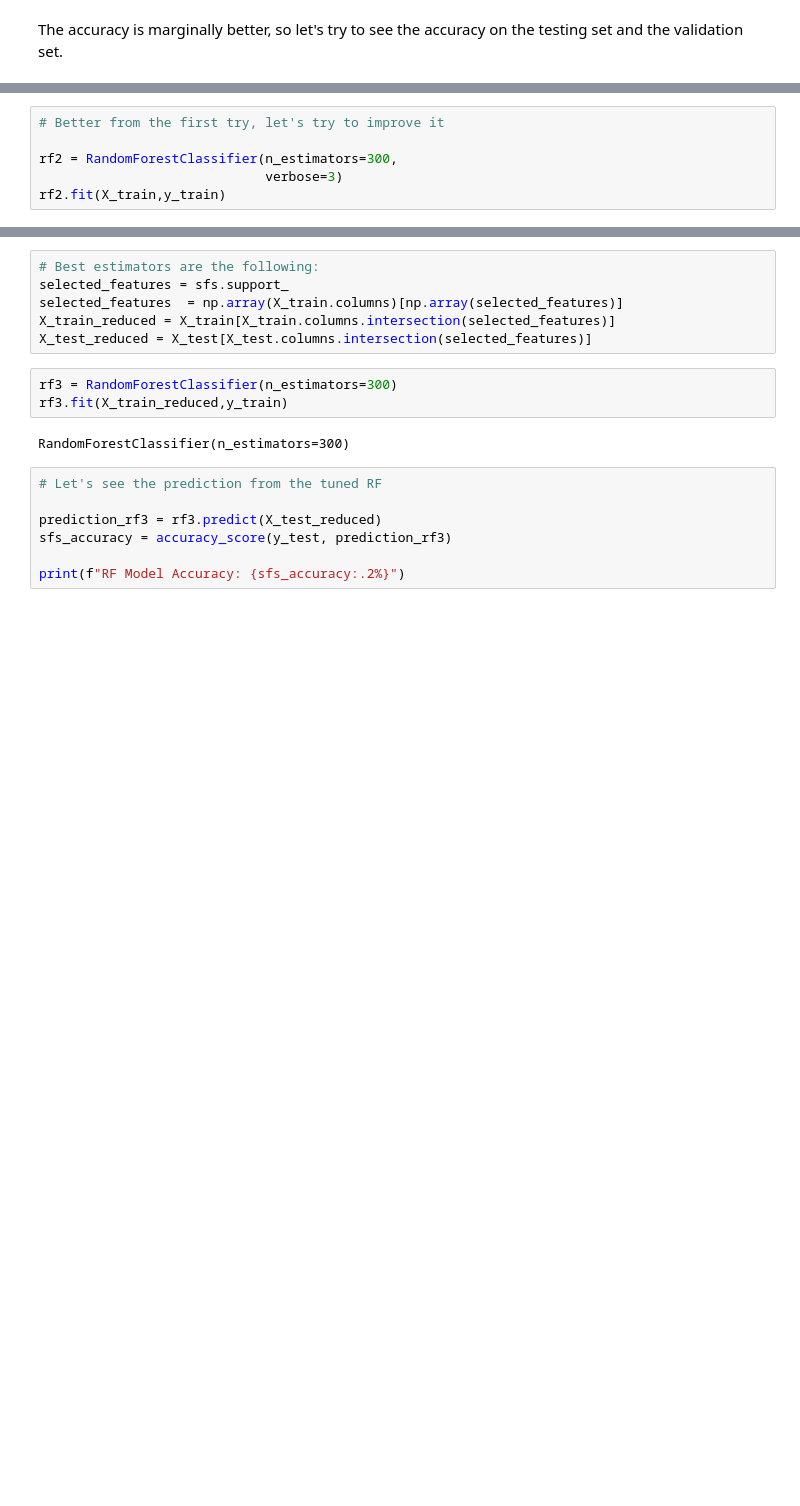
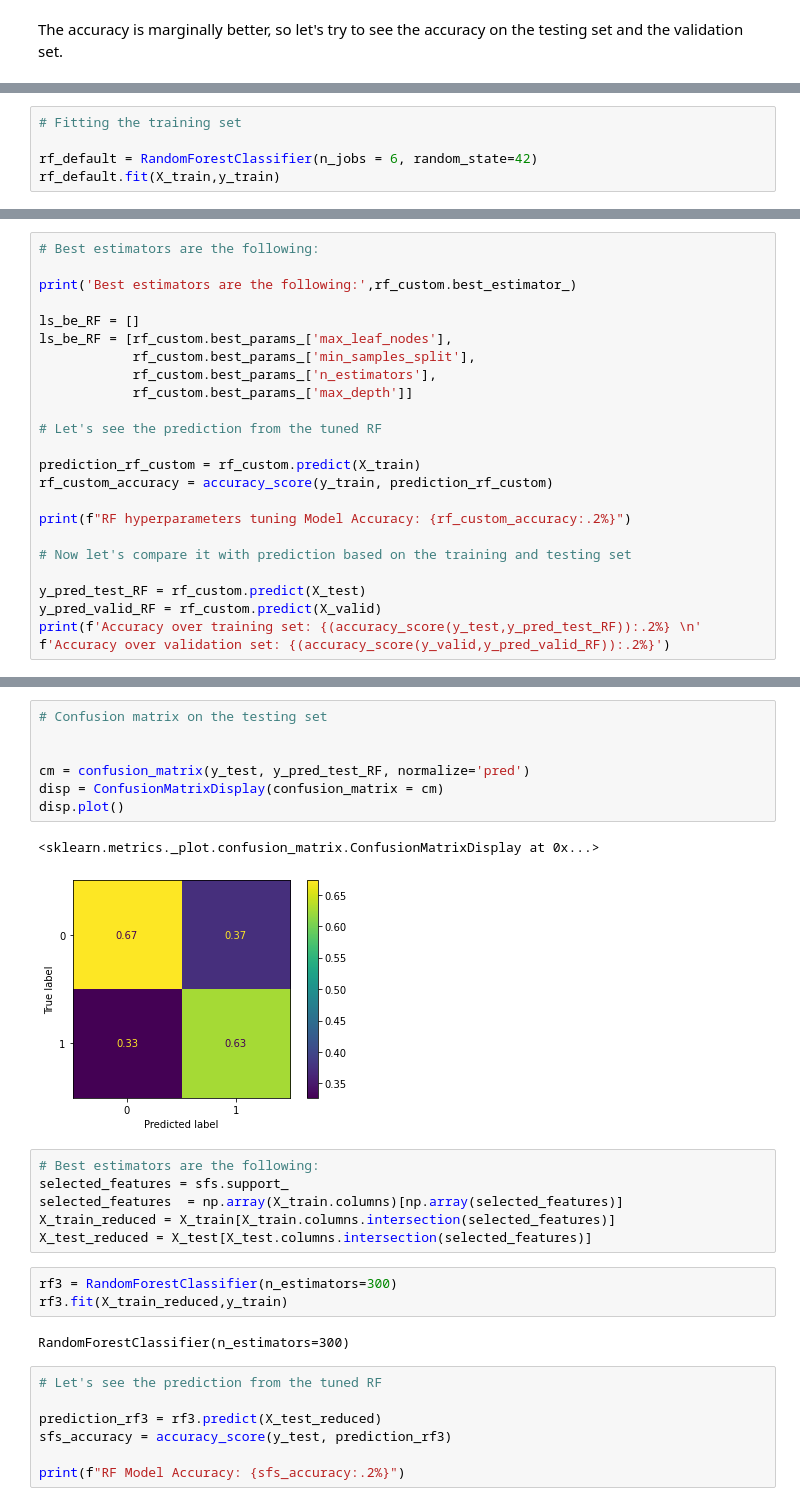
Before and after one commit to mrfabien/MLEE_project, a Jupyter notebook: MLEE_notebook.ipynb, the cells around one changed output, grey strips where cells are left out. Cells and saved outputs as stored; diff of their text form; blank space fills up the shorter version.

Commit message:
--> Confusion matrix on RF

```diff
--- a/MLEE_notebook.ipynb
+++ b/MLEE_notebook.ipynb
@@ -211,6 +186,0 @@ RF Model Accuracy: 66.06%
-# %%
-# Better from the first try, let's try to improve it
-
-rf2 = RandomForestClassifier(n_estimators=300,
-                             verbose=3)
-rf2.fit(X_train,y_train)
@@ -272,0 +228,5 @@ SequentialFeatureSelector(cv=3, estimator=RandomForestClassifier(),
+# %%
+# Fitting the training set
+
+rf_default = RandomForestClassifier(n_jobs = 6, random_state=42)
+rf_default.fit(X_train,y_train)
@@ -272,0 +287,24 @@ SequentialFeatureSelector(cv=3, estimator=RandomForestClassifier(),
+# %%
+# Best estimators are the following:
+
+print('Best estimators are the following:',rf_custom.best_estimator_)
+
+ls_be_RF = []
+ls_be_RF = [rf_custom.best_params_['max_leaf_nodes'],
+            rf_custom.best_params_['min_samples_split'],
+            rf_custom.best_params_['n_estimators'],
+            rf_custom.best_params_['max_depth']]
+
+# Let's see the prediction from the tuned RF
+
+prediction_rf_custom = rf_custom.predict(X_train)
+rf_custom_accuracy = accuracy_score(y_train, prediction_rf_custom)
+
+print(f"RF hyperparameters tuning Model Accuracy: {rf_custom_accuracy:.2%}")
+
+# Now let's compare it with prediction based on the training and testing set
+
+y_pred_test_RF = rf_custom.predict(X_test)
+y_pred_valid_RF = rf_custom.predict(X_valid)
+print(f'Accuracy over training set: {(accuracy_score(y_test,y_pred_test_RF)):.2%} \n'
+f'Accuracy over validation set: {(accuracy_score(y_valid,y_pred_valid_RF)):.2%}')
@@ -273,3 +327,13 @@ SequentialFeatureSelector(cv=3, estimator=RandomForestClassifier(),
+# %%
+# Confusion matrix on the testing set
+
+
+cm = confusion_matrix(y_test, y_pred_test_RF, normalize='pred')
+disp = ConfusionMatrixDisplay(confusion_matrix = cm)
+disp.plot()
+# %% [output]
+<sklearn.metrics._plot.confusion_matrix.ConfusionMatrixDisplay at 0x...>
+[figure, added]
 # %%
 # Best estimators are the following:
 selected_features = sfs.support_
```
Also changed, not shown: parts of 31 cells of this notebook.
